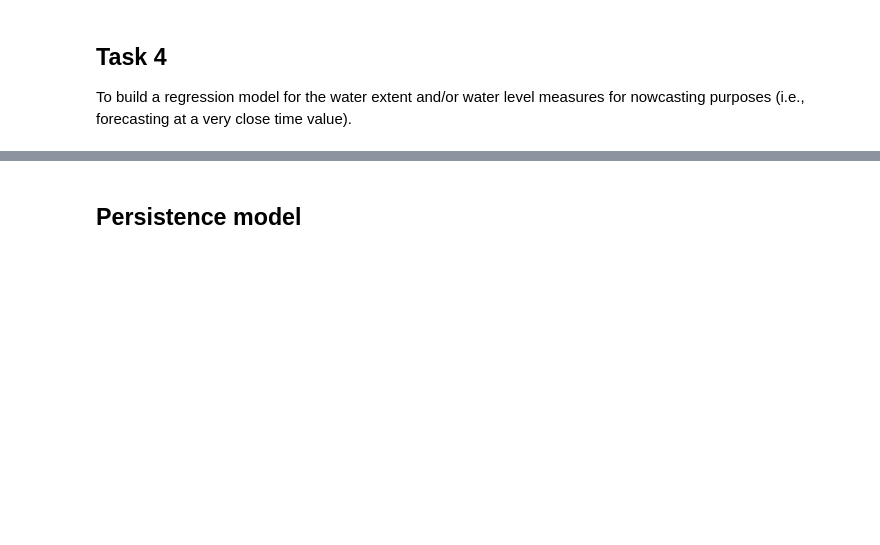
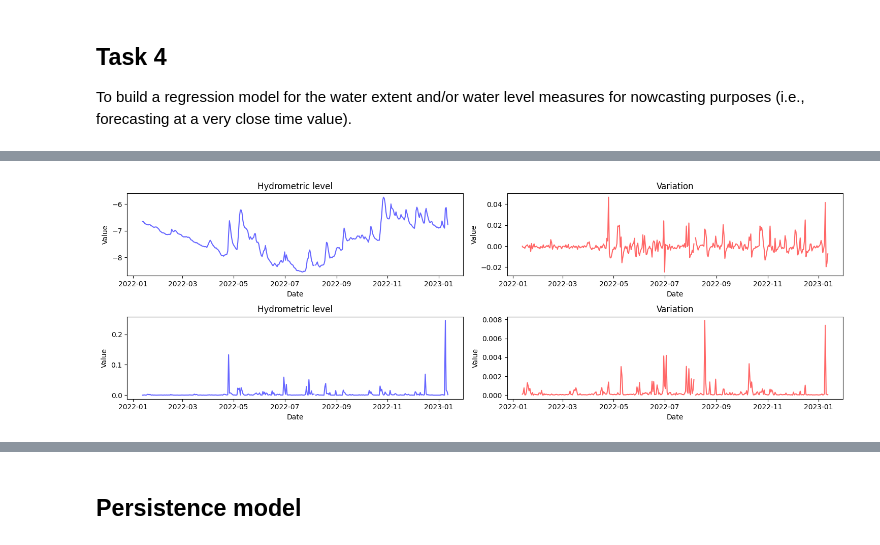
Before and after one commit to angyaloliver/bip-ml4eo, a Jupyter notebook: src/bip-ml4eo.ipynb, the cells around one changed output, grey strips where cells are left out. Drawn from its saved outputs; the diff is of its cells as text; code cells hidden in the pictures; blank space fills up the shorter version.

```diff
--- a/src/bip-ml4eo.ipynb
+++ b/src/bip-ml4eo.ipynb
@@ -310,0 +391,41 @@ To build a regression model for the water extent and/or water level measures for
+# %%
+resample_df = ancillary_df.copy()
+
+resample_df.index = pd.to_datetime(resample_df["Hours"])
+
+# Resample to daily and calculate the mean
+daily_df_mean = resample_df.resample("D").mean()
+daily_df_variance = resample_df.resample("D").var()
+
+# Resample to monthly and calculate the mean
+monthly_df_mean = resample_df.resample("M").mean()
+monthly_df_variance = resample_df.resample("M").var()
+# %%
+# plot changes in mean and variance for daily data
+
+fig, axs = plt.subplots(2, 2, figsize=(15, 5))
+
+axs[0, 0].plot(daily_df_mean["Hydrometric level"], color="b", alpha=0.6)
+axs[0, 0].set_title("Hydrometric level")
+axs[0, 0].set_xlabel("Date")
+axs[0, 0].set_ylabel("Value")
+
+axs[0, 1].plot(daily_df_mean["Variation"], color="r", alpha=0.6)
+axs[0, 1].set_title("Variation")
+axs[0, 1].set_xlabel("Date")
+axs[0, 1].set_ylabel("Value")
+
+axs[1, 0].plot(daily_df_variance["Hydrometric level"], color="b", alpha=0.6)
+axs[1, 0].set_title("Hydrometric level")
+axs[1, 0].set_xlabel("Date")
+axs[1, 0].set_ylabel("Value")
+
+axs[1, 1].plot(daily_df_variance["Variation"], color="r", alpha=0.6)
+axs[1, 1].set_title("Variation")
+axs[1, 1].set_xlabel("Date")
+axs[1, 1].set_ylabel("Value")
+
+plt.tight_layout()
+plt.show()
+# %% [output]
+[figure, added]
```
Also changed, not shown: parts of 36 cells of this notebook.
